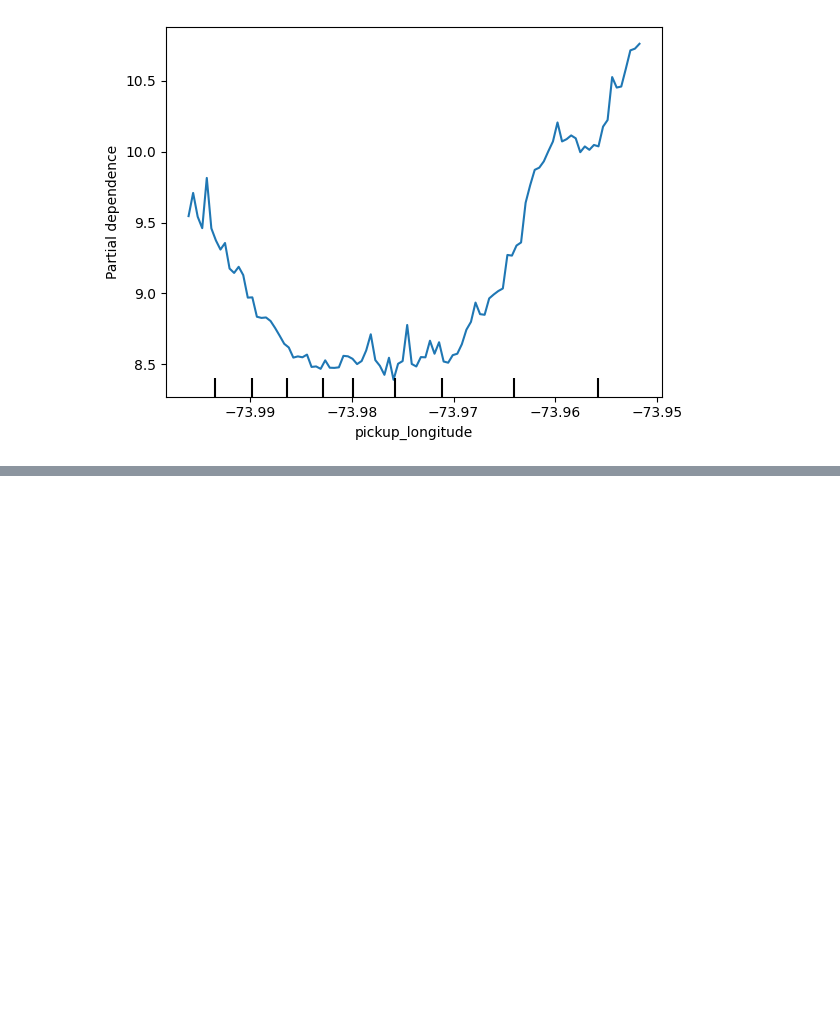
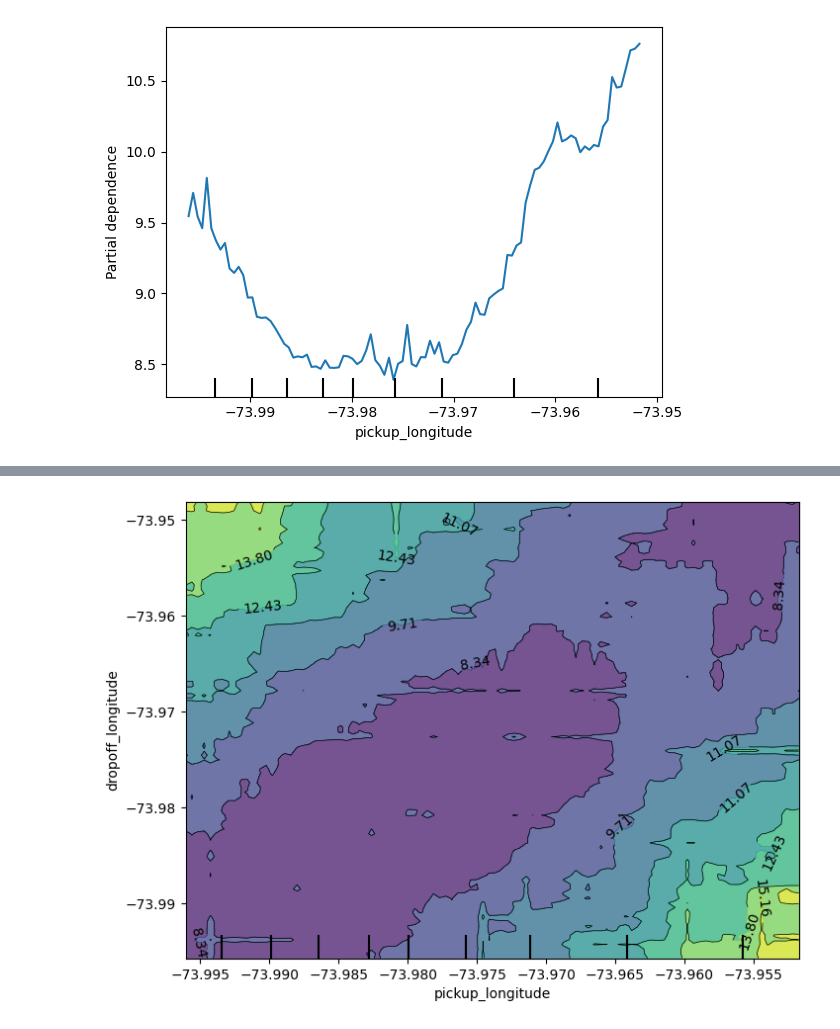
Before and after one commit to Grashch/Kaggle_tasks, a Jupyter notebook: Partial_Plots_hw.ipynb, the cells around one changed output, grey strips where cells are left out. Saved outputs shown, nothing was run; the diff lists cells and outputs as text; code cells hidden in the pictures; blank space fills up the shorter version.

```diff
--- a/Partial_Plots_hw.ipynb
+++ b/Partial_Plots_hw.ipynb
@@ -61,0 +70,9 @@ plt.show()
+# %%
+fig, ax = plt.subplots(figsize=(8, 6))
+disp = PartialDependenceDisplay.from_estimator(first_model,
+                                               val_X,
+                                               [('pickup_longitude', 'dropoff_longitude')],
+                                               ax=ax)
+plt.show()
+# %% [output]
+[figure, added]
```
Also changed, not shown: parts of 3 cells of this notebook.
